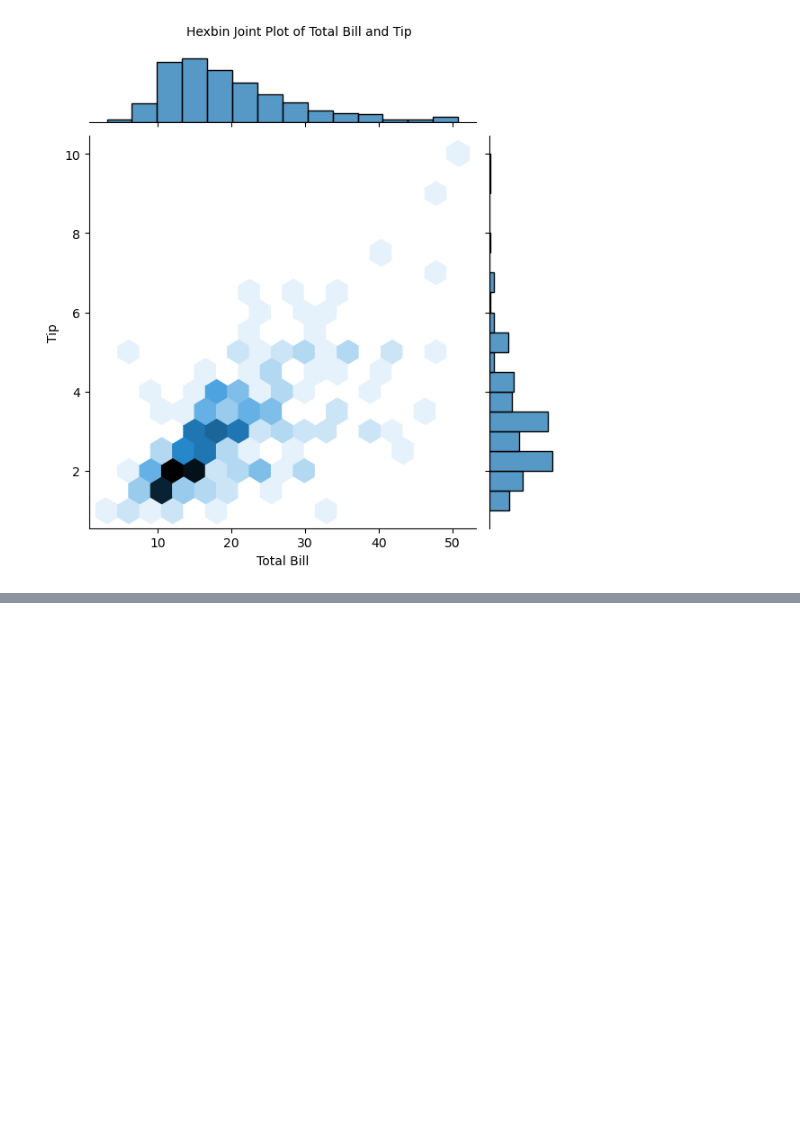
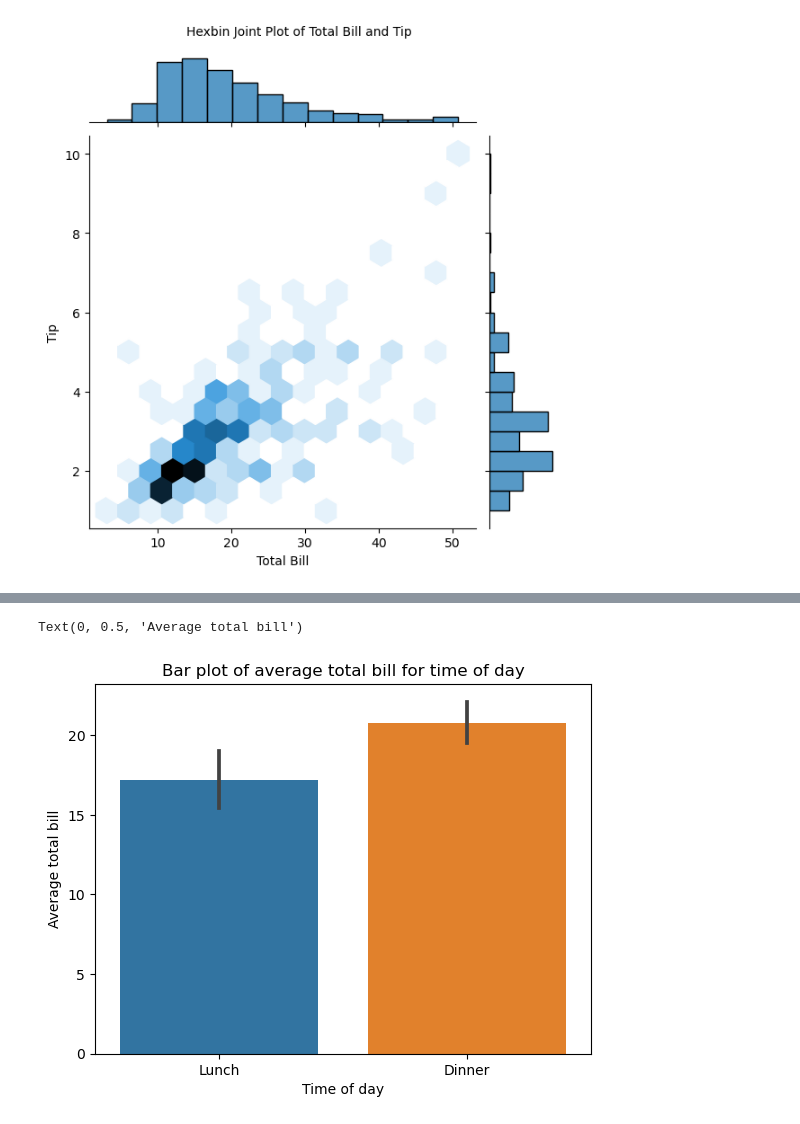
Before and after one commit to minimini9951/Python-Study, a Jupyter notebook: Do it Pandas.ipynb, the cells around one changed output, grey strips where cells are left out. Saved outputs shown, nothing was run; the diff lists cells and outputs as text; code cells hidden in the pictures; blank space fills up the shorter version.

```diff
--- a/Do it Pandas.ipynb
+++ b/Do it Pandas.ipynb
@@ -286,0 +318,9 @@ Text(0.5, 1.03, 'Hexbin Joint Plot of Total Bill and Tip')
+# %%
+ax = plt.subplots()
+ax = sns.barplot(x='time', y='total_bill', data=tips)
+ax.set_title('Bar plot of average total bill for time of day')
+ax.set_xlabel('Time of day')
+ax.set_ylabel('Average total bill')
+# %% [output]
+Text(0, 0.5, 'Average total bill')
+[figure, added]
```
Also changed, not shown: parts of 29 cells of this notebook.
